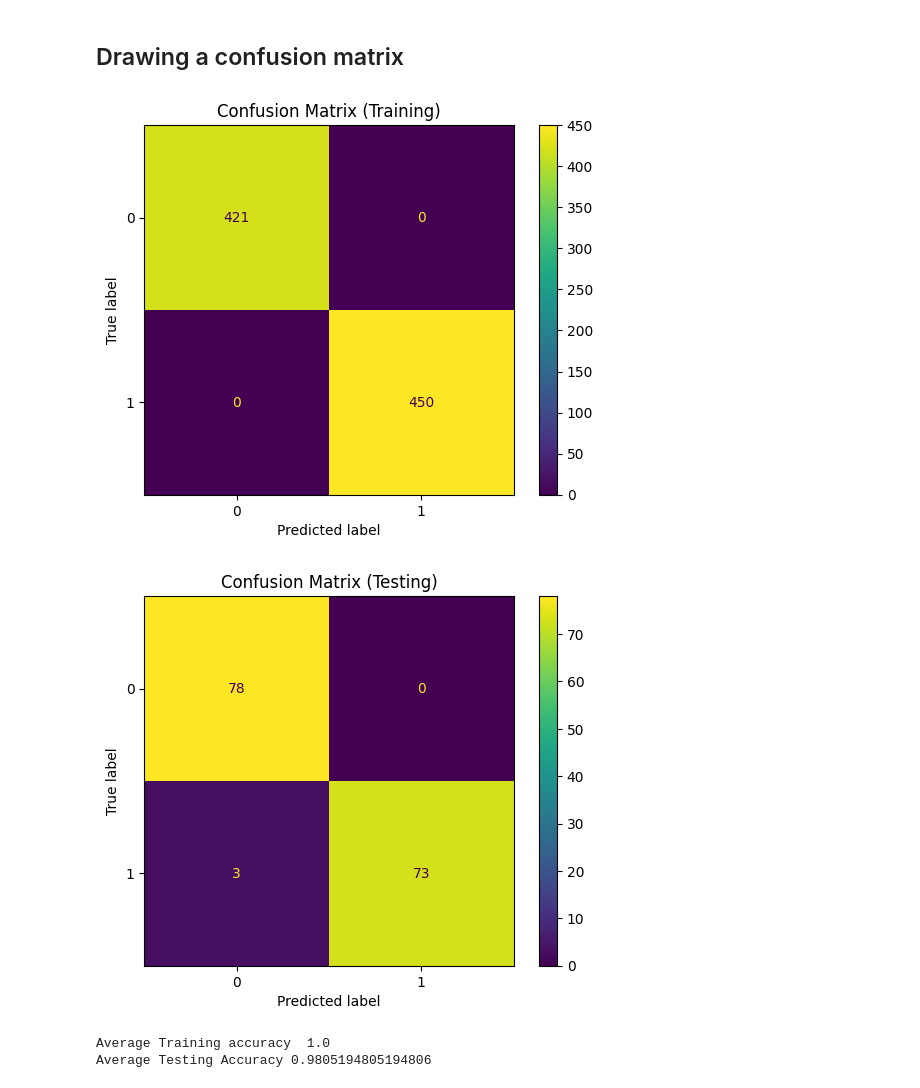
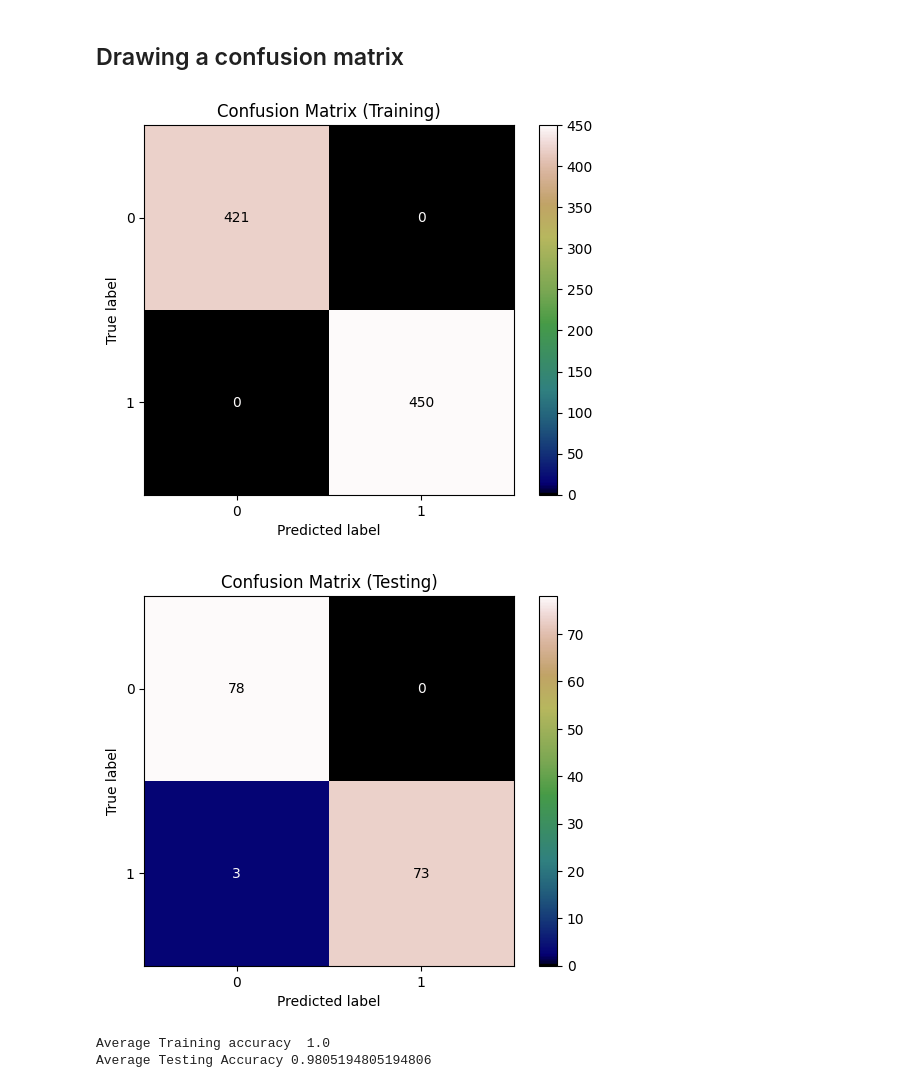
Before and after one commit to Bubu02/Heart_Disease_Recognition_Model, a Jupyter notebook: Heart Disease Prediction.ipynb, the cells around one changed output. Cells and saved outputs as stored; diff of their text form; code cells hidden in the pictures.

Commit message:
Finalizing the model

```diff
--- a/Heart Disease Prediction.ipynb
+++ b/Heart Disease Prediction.ipynb
@@ -331,26 +333,26 @@ Accuracy Score in Testing set 10
 # %%
 import matplotlib.pyplot as plt
 from sklearn.metrics import ConfusionMatrixDisplay
 from sklearn.metrics import confusion_matrix
 
 # Assuming y_train and y_test are arrays/lists of discrete class labels
 # Ensure that rf_model is a trained classifier
 # x_train and x_test should be your feature data
 
 # Plot the confusion matrix for training data including numbers in the plot
 cm_train = confusion_matrix(y_train, rf_model.predict(x_train))
-ConfusionMatrixDisplay(confusion_matrix=cm_train, display_labels=rf_model.classes_).plot(cmap='viridis', values_format='d')
+ConfusionMatrixDisplay(confusion_matrix=cm_train, display_labels=rf_model.classes_).plot(cmap='gist_earth', values_format='d')
 plt.title("Confusion Matrix (Training)")
 
 # Plot the confusion matrix for testing data, include numbers in the plot
 cm_test = confusion_matrix(y_test, rf_model.predict(x_test))
-ConfusionMatrixDisplay(confusion_matrix=cm_test, display_labels=rf_model.classes_).plot(cmap='viridis', values_format='d')
+ConfusionMatrixDisplay(confusion_matrix=cm_test, display_labels=rf_model.classes_).plot(cmap='gist_earth', values_format='d')
 plt.title("Confusion Matrix (Testing)")
 
 plt.show()
 # %% [output]
-[figure, old version]
+[figure, new version]
-[figure, old version]
+[figure, new version]
 # %%
 # average Training accuracy
 training_accuracy = accuracy_score(y_train, rf_model.predict(x_train))
```
Also changed, not shown: parts of 4 cells of this notebook, 2 other files.
